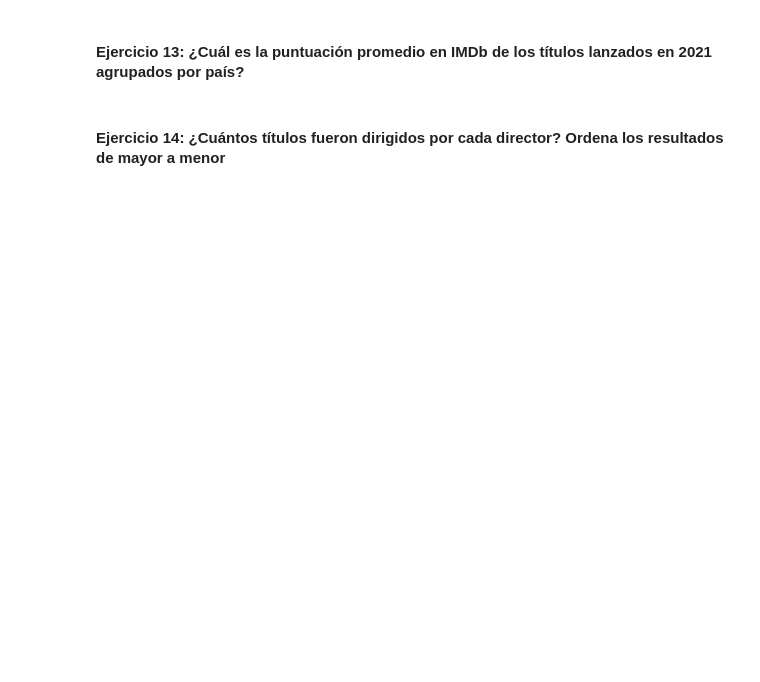
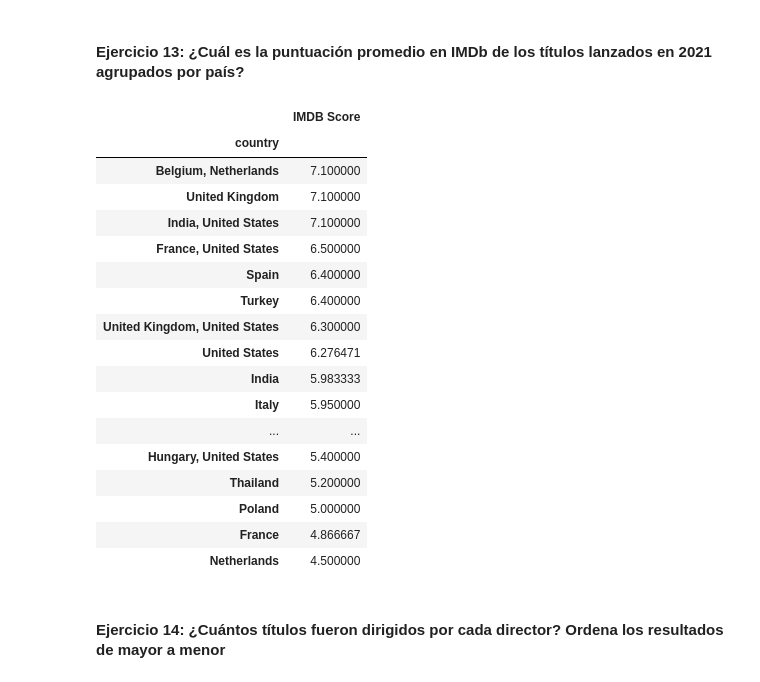
Before and after one commit to Cucks13/laboratorio-modulo02-leccion03-filtrado-groupby, a Jupyter notebook: laboratorio-modulo2-leccion03-groupby.ipynb, the cells around one changed output. Saved outputs shown, nothing was run; the diff lists cells and outputs as text; code cells hidden in the pictures; blank space fills up the shorter version.

```diff
--- a/laboratorio-modulo2-leccion03-groupby.ipynb
+++ b/laboratorio-modulo2-leccion03-groupby.ipynb
@@ -41,4 +171,25 @@ En este laboratorio usaremos el DataFrame creado en la lección anterior resulta
 # %% [markdown]
 #### Ejercicio 13: ¿Cuál es la puntuación promedio en IMDb de los títulos lanzados en 2021 agrupados por país?
+# %%
+df.query("release_year == 2021").groupby("country")[["IMDB Score"]].mean().sort_values(by="IMDB Score",ascending=False)
+# %% [output]
+|  | IMDB Score |
+| country |  |
+| Belgium, Netherlands | 7.100000 |
+| United Kingdom | 7.100000 |
+| India, United States | 7.100000 |
+| France, United States | 6.500000 |
+| Spain | 6.400000 |
+| Turkey | 6.400000 |
+| United Kingdom, United States | 6.300000 |
+| United States | 6.276471 |
+| India | 5.983333 |
+| Italy | 5.950000 |
+| ... | ... |
+| Hungary, United States | 5.400000 |
+| Thailand | 5.200000 |
+| Poland | 5.000000 |
+| France | 4.866667 |
+| Netherlands | 4.500000 |
 # %% [markdown]
 #### Ejercicio 14: ¿Cuántos títulos fueron dirigidos por cada director? Ordena los resultados de mayor a menor
```
Also changed, not shown: parts of 15 cells of this notebook.
